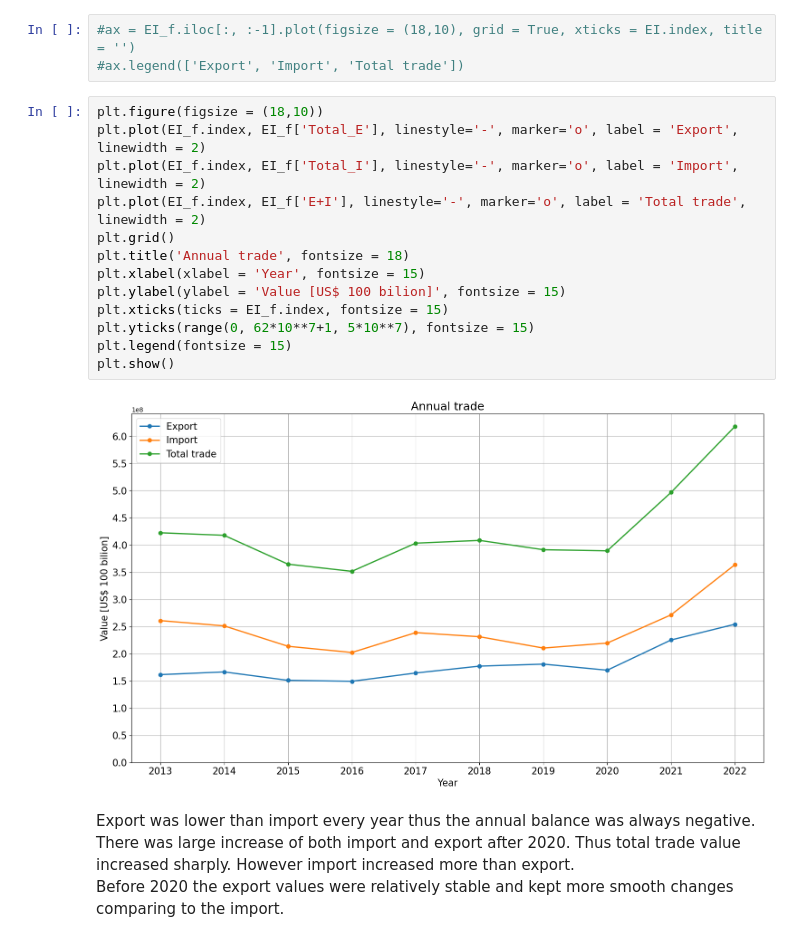
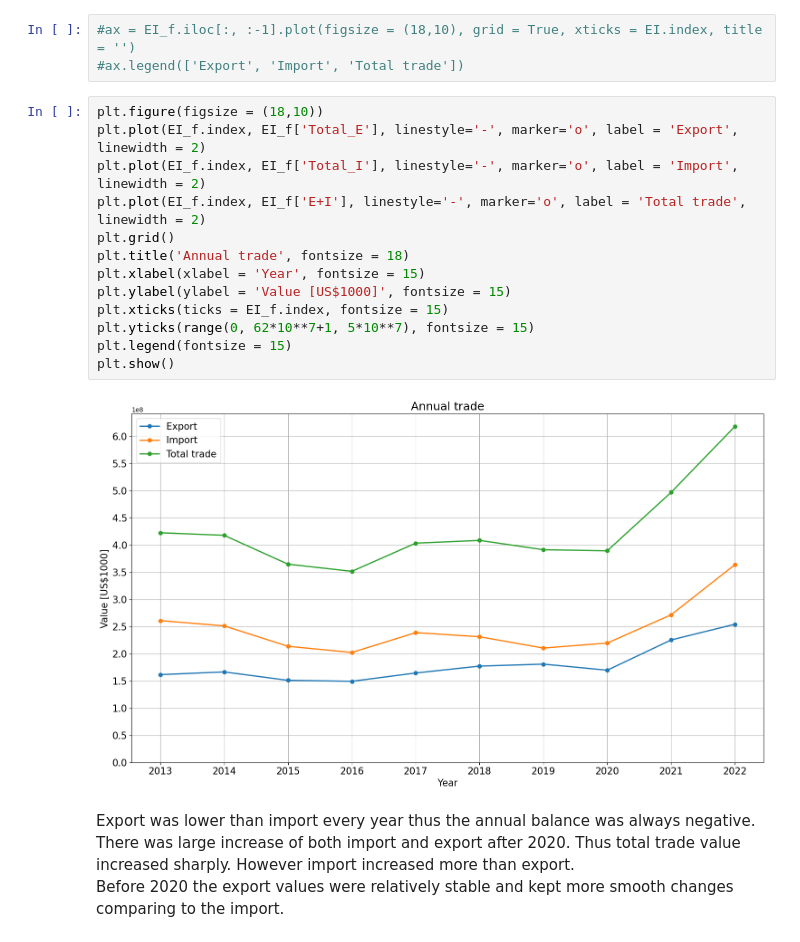
Before and after one commit to L4wr3nd/TRADETR, a Jupyter notebook: TR trade 2022_03.ipynb, the cells around one changed output. Drawn from its saved outputs; the diff is of its cells as text.

```diff
--- a/TR trade 2022_03.ipynb
+++ b/TR trade 2022_03.ipynb
@@ -342,18 +344,18 @@ EI_f
 # %%
 plt.figure(figsize = (18,10))
 plt.plot(EI_f.index, EI_f['Total_E'], linestyle='-', marker='o', label = 'Export', linewidth = 2)
 plt.plot(EI_f.index, EI_f['Total_I'], linestyle='-', marker='o', label = 'Import', linewidth = 2)
 plt.plot(EI_f.index, EI_f['E+I'], linestyle='-', marker='o', label = 'Total trade', linewidth = 2)
 plt.grid()
 plt.title('Annual trade', fontsize = 18)
 plt.xlabel(xlabel = 'Year', fontsize = 15)
-plt.ylabel(ylabel = 'Value [US$ 100 bilion]', fontsize = 15)
+plt.ylabel(ylabel = 'Value [US$1000]', fontsize = 15)
 plt.xticks(ticks = EI_f.index, fontsize = 15)
 plt.yticks(range(0, 62*10**7+1, 5*10**7), fontsize = 15)
 plt.legend(fontsize = 15)
 plt.show()
 # %% [output]
-[figure, old version]
+[figure, new version]
 # %% [markdown]
 Export was lower than import every year thus the annual balance was always negative.<br>
 There was large increase of both import and export after 2020. Thus total trade value increased sharply. However import increased more than export.<br>
```
Also changed, not shown: parts of 26 cells of this notebook.
